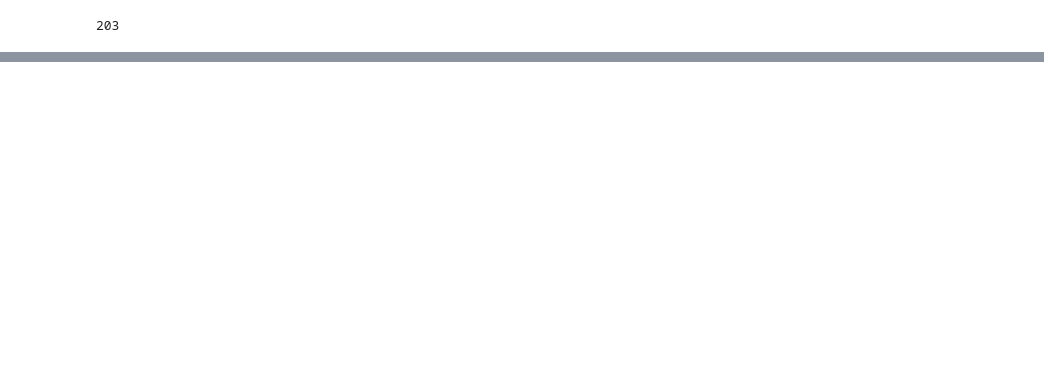
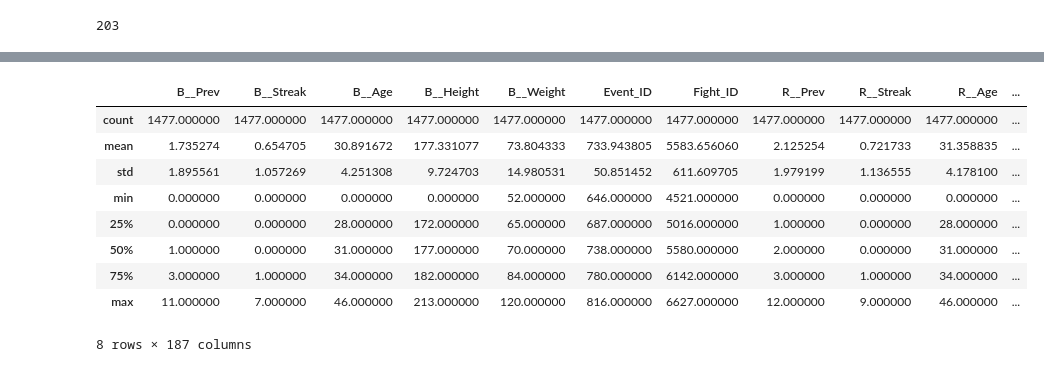
Before and after one commit to DevThep/MMA-Data-Analysis, a Jupyter notebook: MMA-Data-Analysis.ipynb, the cells around one changed output, grey strips where cells are left out. Saved outputs shown, nothing was run; the diff lists cells and outputs as text; code cells hidden in the pictures; blank space fills up the shorter version.

```diff
--- a/MMA-Data-Analysis.ipynb
+++ b/MMA-Data-Analysis.ipynb
@@ -214,0 +247,24 @@ aggregate_df
+# %%
+dropdata = aggregate_df.drop(['B_ID','B_Name','R_ID','R_Name','winby','Date','Last_round','Max_round'],axis=1)
+dropdata.rename(columns={'BPrev':'B__Prev',
+                         'RPrev':'R__Prev',
+                         'B_Age':'B__Age',
+                         'B_Height':'B__Height',
+                         'B_Weight':'B__Weight',
+                         'R_Age':'R__Age',
+                         'R_Height':'R__Height',
+                         'R_Weight':'R__Weight',
+                         'BStreak':'B__Streak',
+                         'RStreak': 'R__Streak'},inplace=True)
+dropdata.describe()
+# %% [output]
+|  | B__Prev | B__Streak | B__Age | B__Height | B__Weight | Event_ID | Fight_ID | R__Prev | R__Streak | R__Age | ... |
+| count | 1477.000000 | 1477.000000 | 1477.000000 | 1477.000000 | 1477.000000 | 1477.000000 | 1477.000000 | 1477.000000 | 1477.000000 | 1477.000000 | ... |
+| mean | 1.735274 | 0.654705 | 30.891672 | 177.331077 | 73.804333 | 733.943805 | 5583.656060 | 2.125254 | 0.721733 | 31.358835 | ... |
+| std | 1.895561 | 1.057269 | 4.251308 | 9.724703 | 14.980531 | 50.851452 | 611.609705 | 1.979199 | 1.136555 | 4.178100 | ... |
+| min | 0.000000 | 0.000000 | 0.000000 | 0.000000 | 52.000000 | 646.000000 | 4521.000000 | 0.000000 | 0.000000 | 0.000000 | ... |
+| 25% | 0.000000 | 0.000000 | 28.000000 | 172.000000 | 65.000000 | 687.000000 | 5016.000000 | 1.000000 | 0.000000 | 28.000000 | ... |
+| 50% | 1.000000 | 0.000000 | 31.000000 | 177.000000 | 70.000000 | 738.000000 | 5580.000000 | 2.000000 | 0.000000 | 31.000000 | ... |
+| 75% | 3.000000 | 1.000000 | 34.000000 | 182.000000 | 84.000000 | 780.000000 | 6142.000000 | 3.000000 | 1.000000 | 34.000000 | ... |
+| max | 11.000000 | 7.000000 | 46.000000 | 213.000000 | 120.000000 | 816.000000 | 6627.000000 | 12.000000 | 9.000000 | 46.000000 | ... |
+8 rows × 187 columns
```
Also changed, not shown: parts of 17 cells of this notebook, 1 other file.
